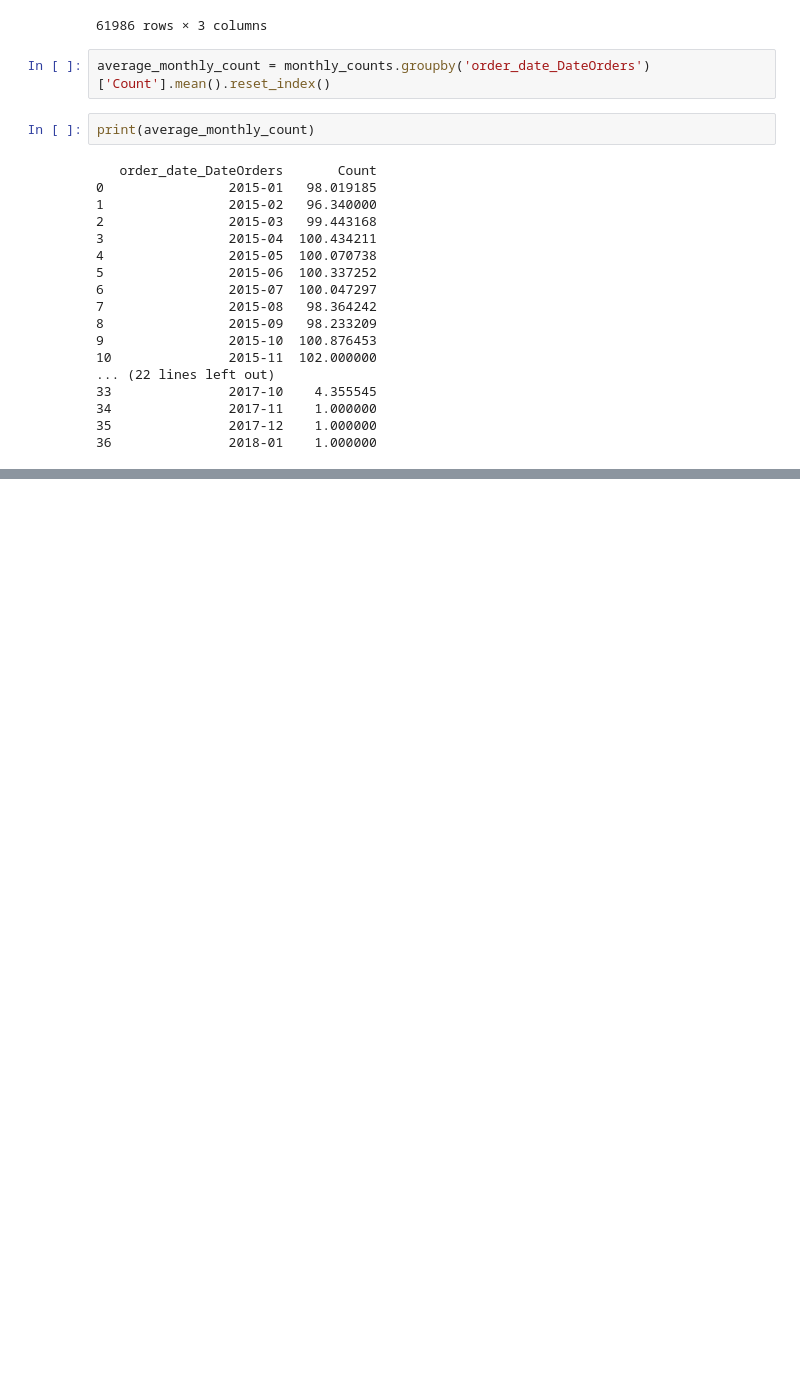
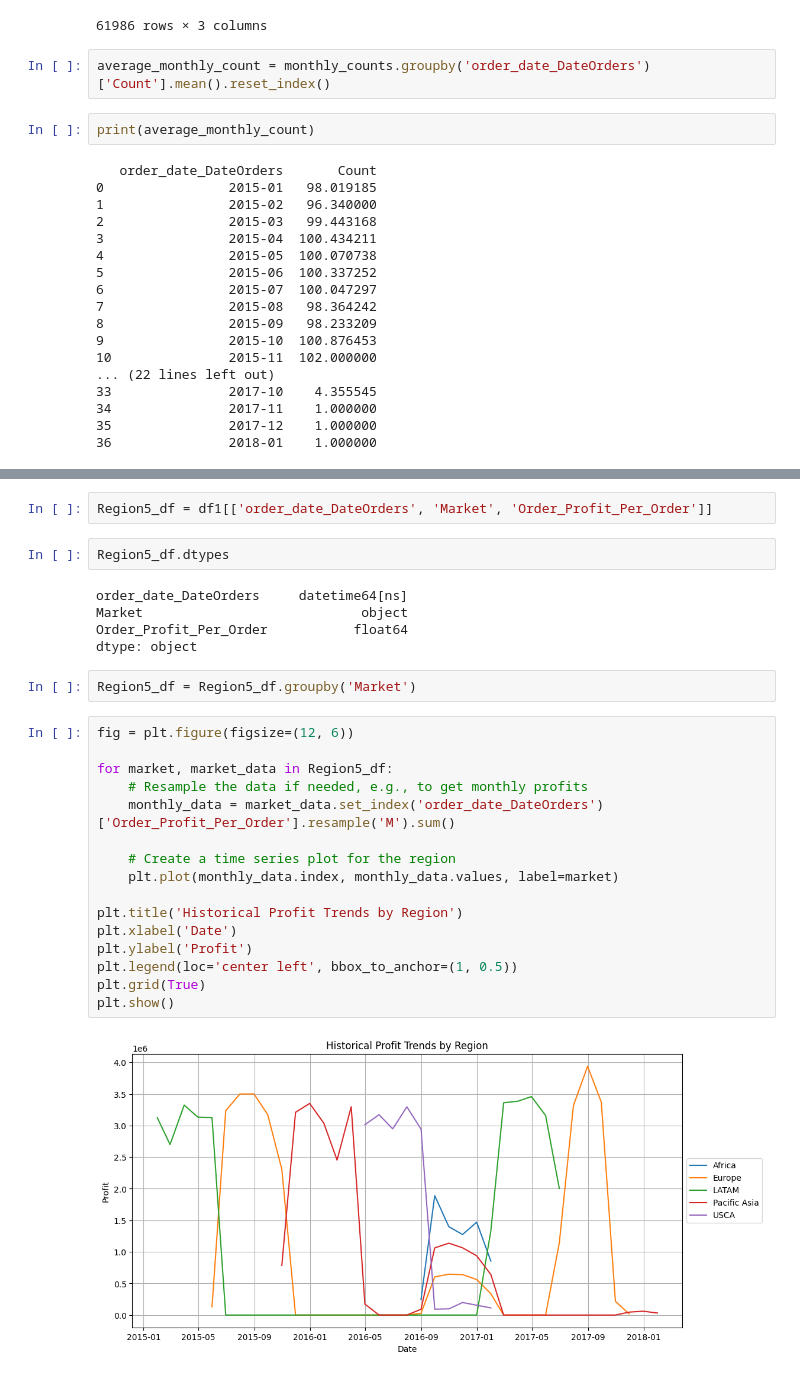
Before and after one commit to CCNY-Analytics-and-Quant/BA-F-2023-Steven-Fernandez-MD-Miah-Mohammed-Hussain, a Jupyter notebook: Final Project/python_code.ipynb, the cells around one changed output, grey strips where cells are left out. Drawn from its saved outputs; the diff is of its cells as text; blank space fills up the shorter version.

```diff
--- a/Final Project/python_code.ipynb
+++ b/Final Project/python_code.ipynb
@@ -660,0 +823,29 @@ plt.show()
+# %%
+Region5_df = df1[['order_date_DateOrders', 'Market', 'Order_Profit_Per_Order']]
+# %%
+Region5_df.dtypes
+# %% [output]
+order_date_DateOrders     datetime64[ns]
+Market                            object
+Order_Profit_Per_Order           float64
+dtype: object
+# %%
+Region5_df = Region5_df.groupby('Market')
+# %%
+fig = plt.figure(figsize=(12, 6))
+
+for market, market_data in Region5_df:
+    # Resample the data if needed, e.g., to get monthly profits
+    monthly_data = market_data.set_index('order_date_DateOrders')['Order_Profit_Per_Order'].resample('M').sum()
+
+    # Create a time series plot for the region
+    plt.plot(monthly_data.index, monthly_data.values, label=market)
+
+plt.title('Historical Profit Trends by Region')
+plt.xlabel('Date')
+plt.ylabel('Profit')
+plt.legend(loc='center left', bbox_to_anchor=(1, 0.5))
+plt.grid(True)
+plt.show()
+# %% [output]
+[figure, added]
```
Also changed, not shown: parts of 88 cells of this notebook.
